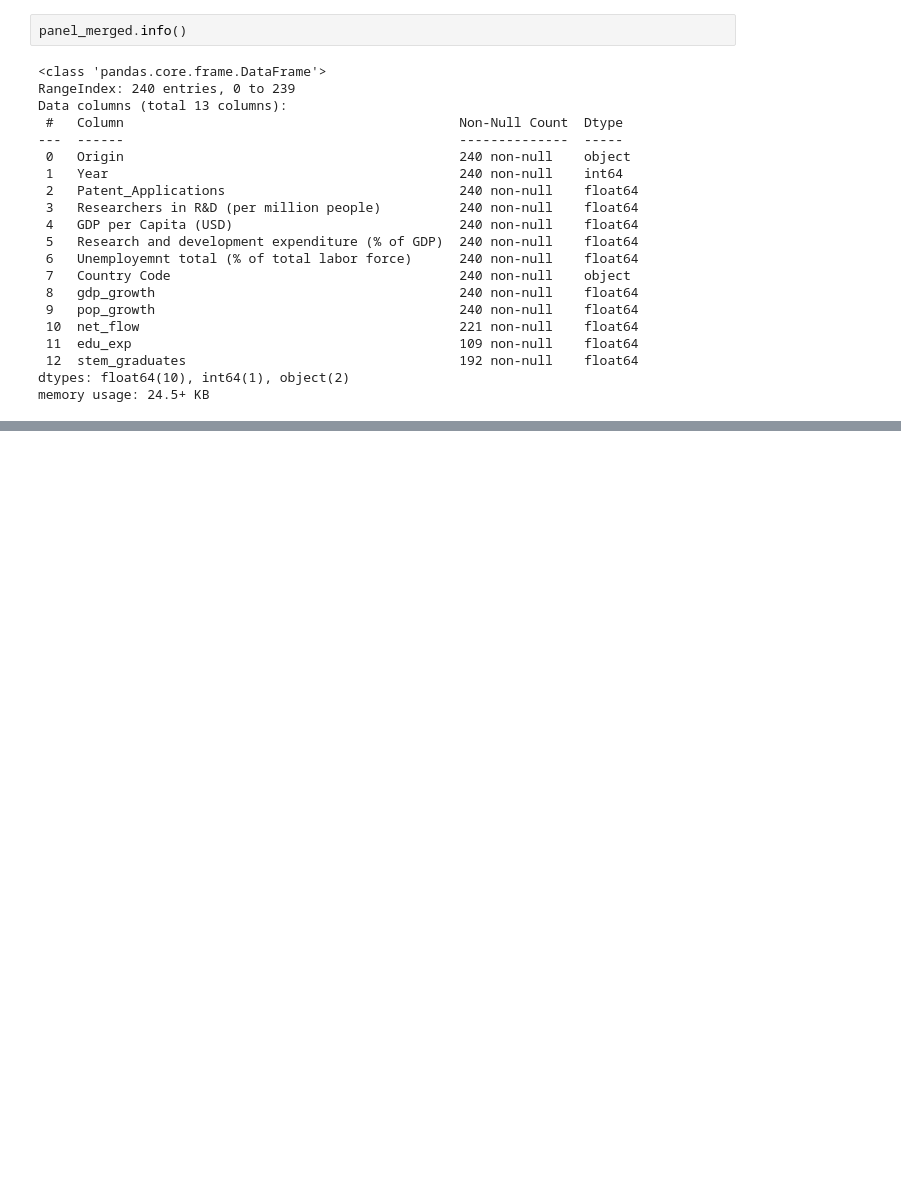
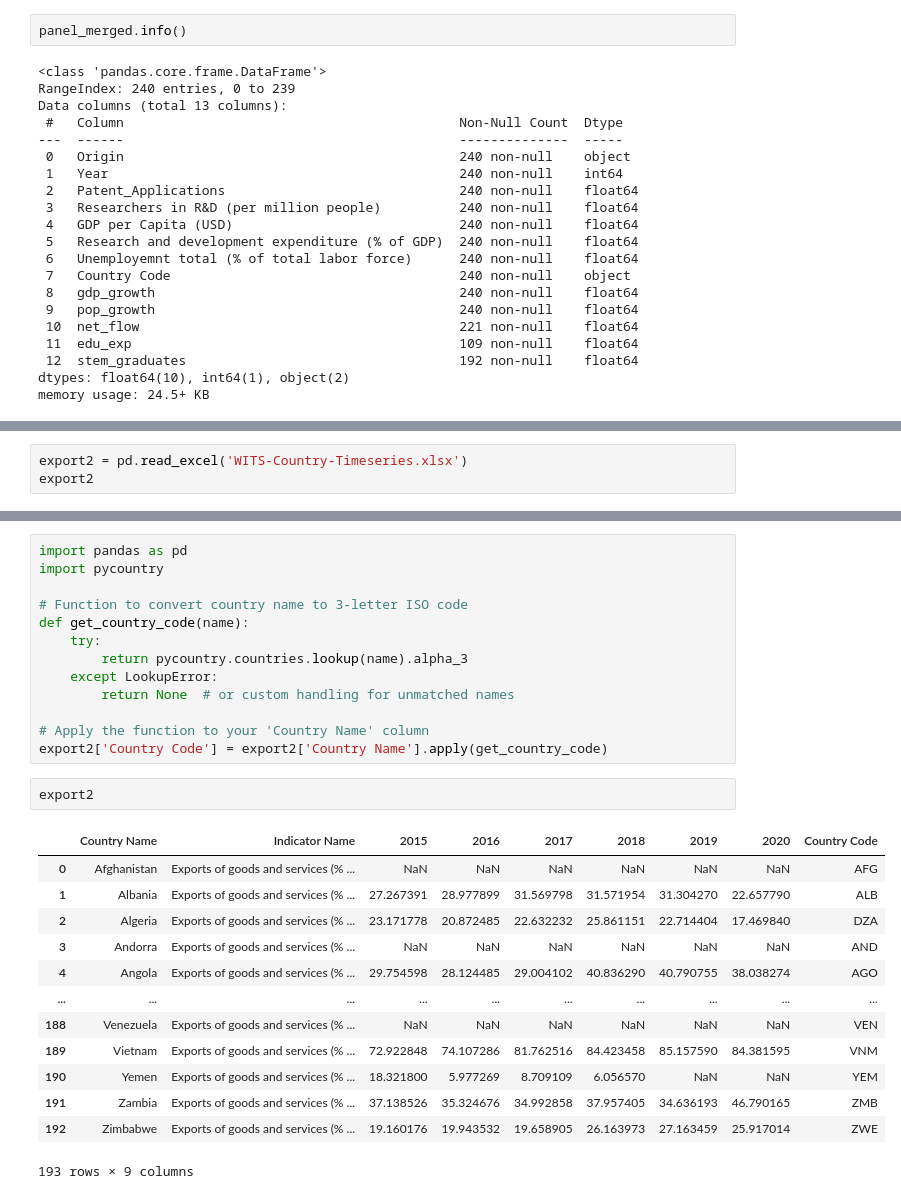
Before and after one commit to AliaksandraLabko/Econometrics-project, a Jupyter notebook: EDA1.ipynb, the cells around one changed output, grey strips where cells are left out. Drawn from its saved outputs; the diff is of its cells as text; blank space fills up the shorter version.

```diff
--- a/EDA1.ipynb
+++ b/EDA1.ipynb
@@ -707,0 +817,3 @@ panel_merged.to_csv('panel_merged.csv', index=False)
+# %%
+export2 = pd.read_excel('WITS-Country-Timeseries.xlsx')
+export2
@@ -707,0 +834,29 @@ panel_merged.to_csv('panel_merged.csv', index=False)
+# %%
+import pandas as pd
+import pycountry
+
+# Function to convert country name to 3-letter ISO code
+def get_country_code(name):
+    try:
+        return pycountry.countries.lookup(name).alpha_3
+    except LookupError:
+        return None  # or custom handling for unmatched names
+
+# Apply the function to your 'Country Name' column
+export2['Country Code'] = export2['Country Name'].apply(get_country_code)
+# %%
+export2
+# %% [output]
+|  | Country Name | Indicator Name | 2015 | 2016 | 2017 | 2018 | 2019 | 2020 | Country Code |
+| 0 | Afghanistan | Exports of goods and services (% ... | NaN | NaN | NaN | NaN | NaN | NaN | AFG |
+| 1 | Albania | Exports of goods and services (% ... | 27.267391 | 28.977899 | 31.569798 | 31.571954 | 31.304270 | 22.657790 | ALB |
+| 2 | Algeria | Exports of goods and services (% ... | 23.171778 | 20.872485 | 22.632232 | 25.861151 | 22.714404 | 17.469840 | DZA |
+| 3 | Andorra | Exports of goods and services (% ... | NaN | NaN | NaN | NaN | NaN | NaN | AND |
+| 4 | Angola | Exports of goods and services (% ... | 29.754598 | 28.124485 | 29.004102 | 40.836290 | 40.790755 | 38.038274 | AGO |
+| ... | ... | ... | ... | ... | ... | ... | ... | ... | ... |
+| 188 | Venezuela | Exports of goods and services (% ... | NaN | NaN | NaN | NaN | NaN | NaN | VEN |
+| 189 | Vietnam | Exports of goods and services (% ... | 72.922848 | 74.107286 | 81.762516 | 84.423458 | 85.157590 | 84.381595 | VNM |
+| 190 | Yemen | Exports of goods and services (% ... | 18.321800 | 5.977269 | 8.709109 | 6.056570 | NaN | NaN | YEM |
+| 191 | Zambia | Exports of goods and services (% ... | 37.138526 | 35.324676 | 34.992858 | 37.957405 | 34.636193 | 46.790165 | ZMB |
+| 192 | Zimbabwe | Exports of goods and services (% ... | 19.160176 | 19.943532 | 19.658905 | 26.163973 | 27.163459 | 25.917014 | ZWE |
+193 rows × 9 columns
```
Also changed, not shown: parts of 28 cells of this notebook, 3 other files.
